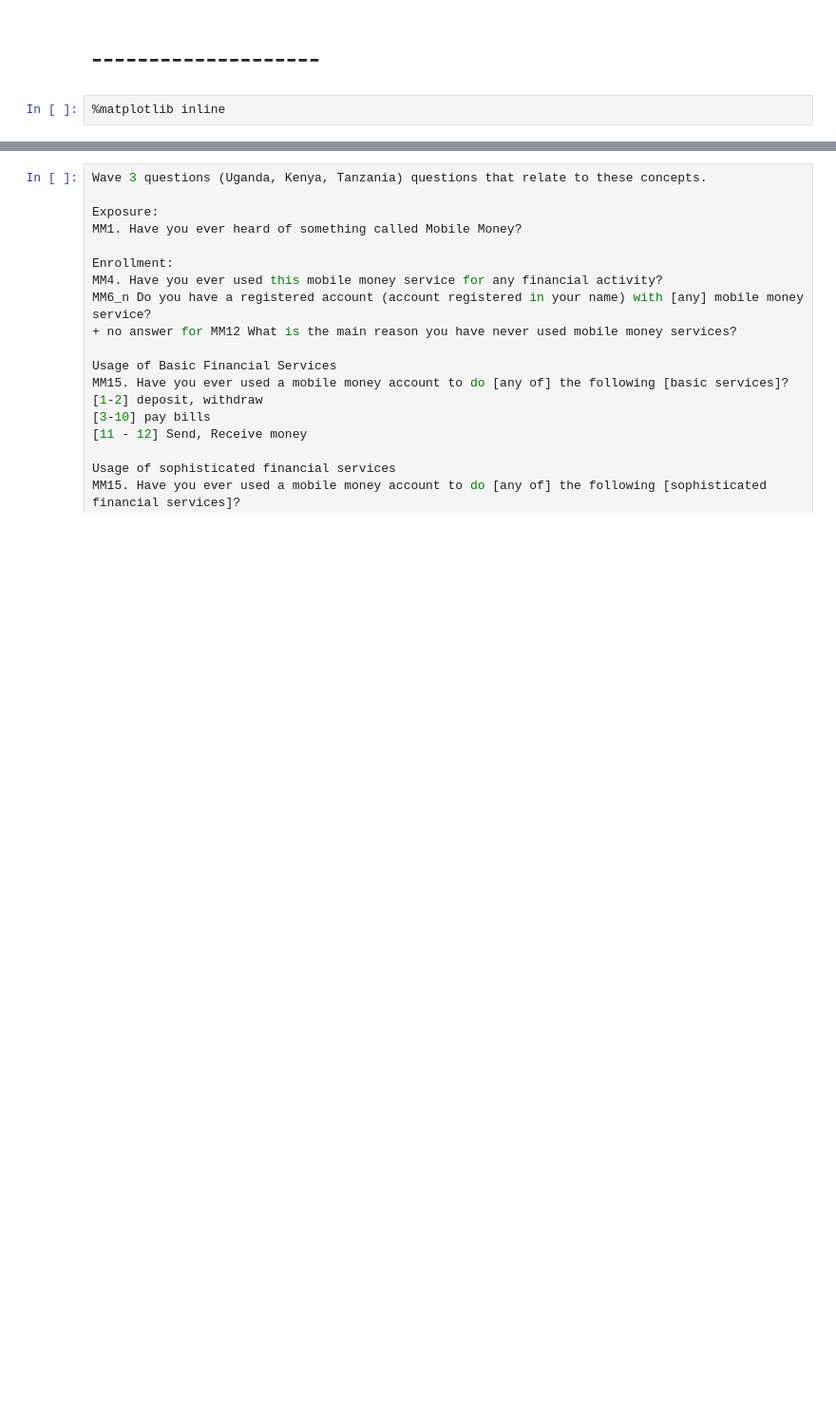
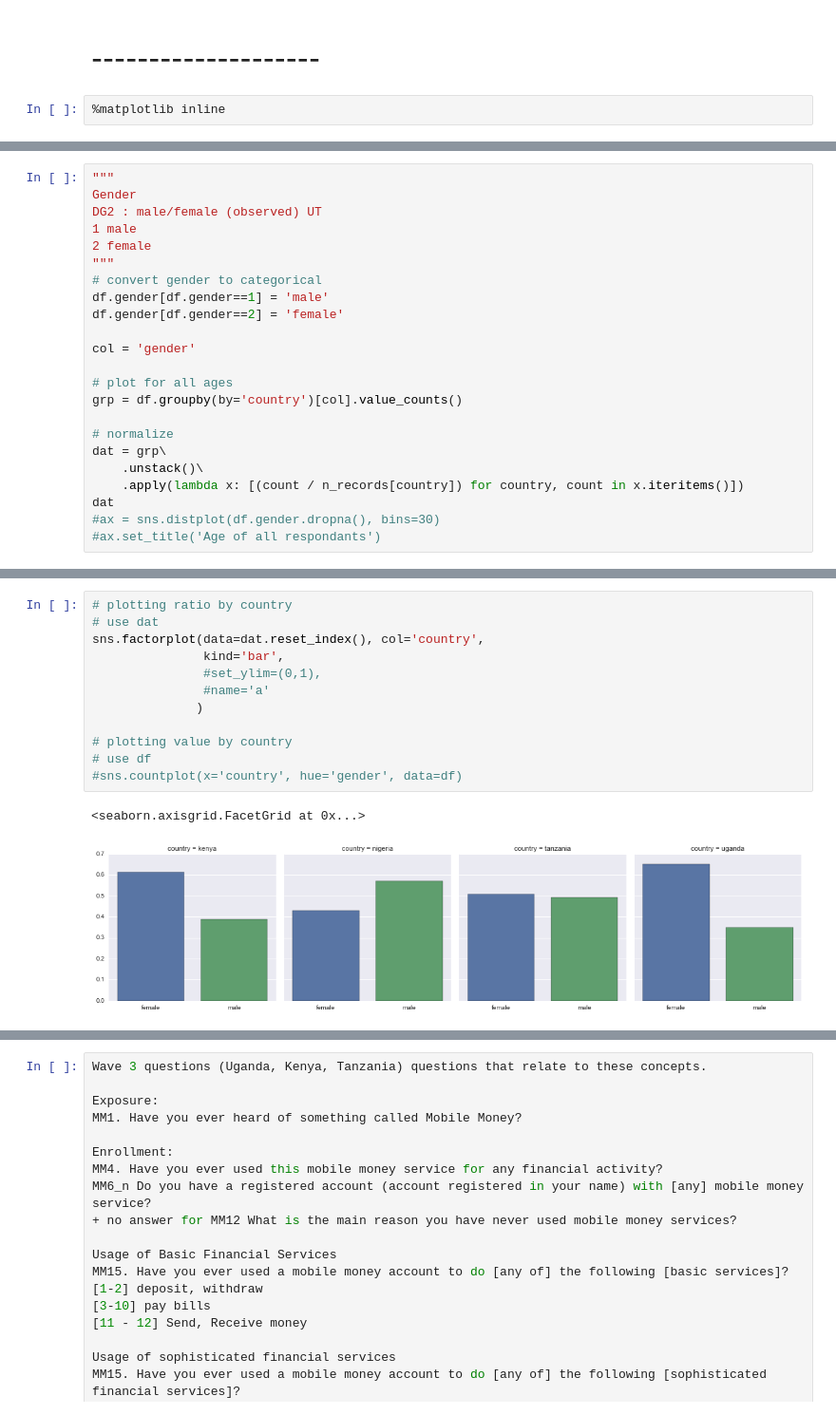
Before and after one commit to cturner500/DoPLER, a Jupyter notebook: funnel_analysis.ipynb, the cells around one changed output, grey strips where cells are left out. Shown: that part at 95% size. Saved outputs shown, nothing was run; the diff lists cells and outputs as text; blank space fills up the shorter version.

```diff
--- a/funnel_analysis.ipynb
+++ b/funnel_analysis.ipynb
@@ -79,0 +111,23 @@ df = pd.DataFrame.from_csv(
+# %%
+"""
+Gender
+DG2 : male/female (observed) UT
+1 male
+2 female
+"""
+# convert gender to categorical
+df.gender[df.gender==1] = 'male'
+df.gender[df.gender==2] = 'female'
+
+col = 'gender'
+
+# plot for all ages
+grp = df.groupby(by='country')[col].value_counts()
+
+# normalize
+dat = grp\
+    .unstack()\
+    .apply(lambda x: [(count / n_records[country]) for country, count in x.iteritems()])
+dat
+#ax = sns.distplot(df.gender.dropna(), bins=30)
+#ax.set_title('Age of all respondants')
@@ -79,0 +144,15 @@ df = pd.DataFrame.from_csv(
+# %%
+# plotting ratio by country
+# use dat
+sns.factorplot(data=dat.reset_index(), col='country',
+               kind='bar',
+               #set_ylim=(0,1),
+               #name='a'
+              )
+
+# plotting value by country
+# use df
+#sns.countplot(x='country', hue='gender', data=df)
+# %% [output]
+<seaborn.axisgrid.FacetGrid at 0x...>
+[figure, added]
```
Also changed, not shown: parts of 16 cells of this notebook.
